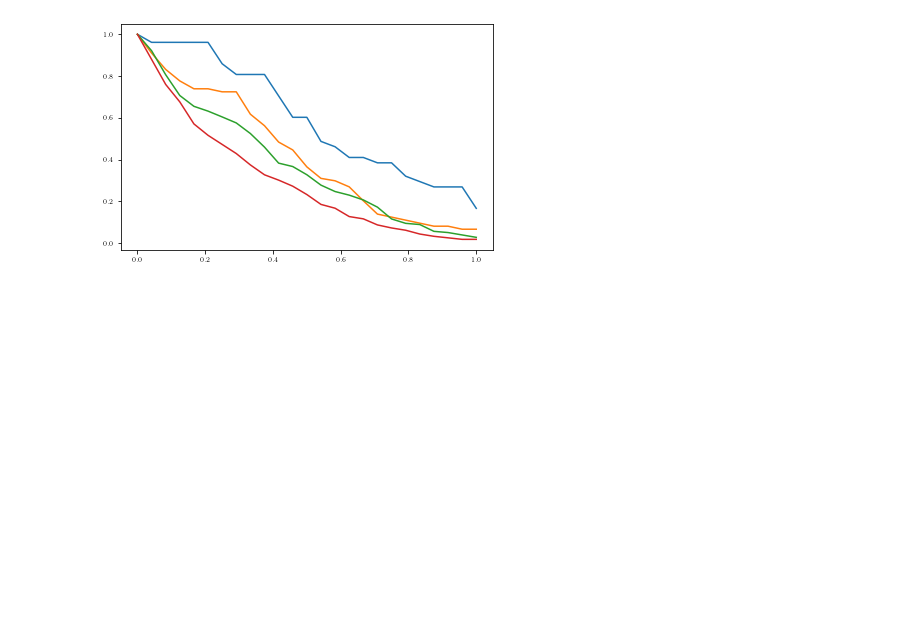
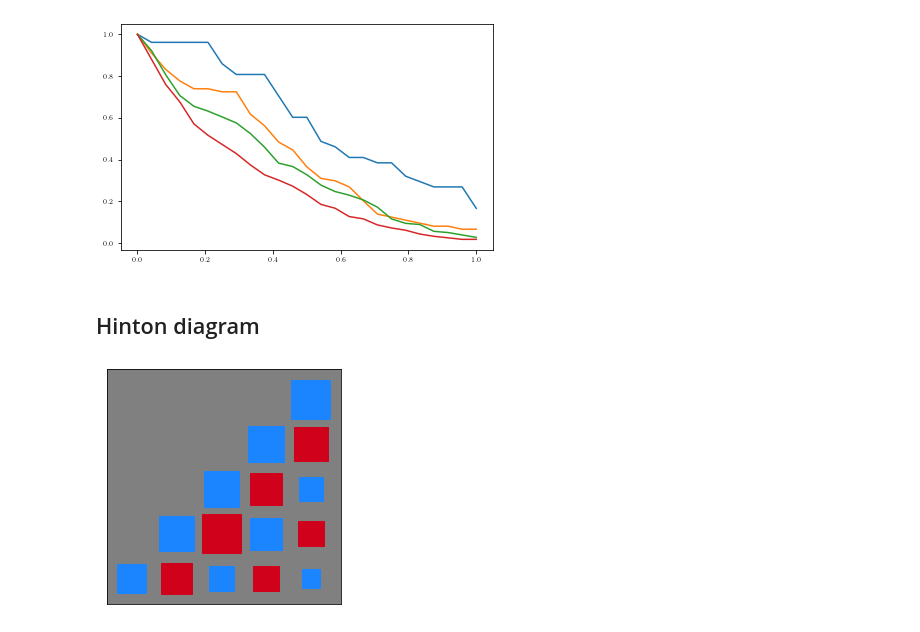
Before and after one commit to rpatrik96/nl-causal-representations, a Jupyter notebook: notebooks/synth_plots.ipynb, the cells around one changed output. Cells and saved outputs as stored; diff of their text form; code cells hidden in the pictures; blank space fills up the shorter version.

Commit message:
hinton diagram demo

```diff
--- a/notebooks/synth_plots.ipynb
+++ b/notebooks/synth_plots.ipynb
@@ -312,3 +313,38 @@ plt.plot(thresholds.T, recalls_lin.T)
  <matplotlib.lines.Line2D at 0x...>,
  <matplotlib.lines.Line2D at 0x...>]
 [figure]
+# %% [markdown]
+## Hinton diagram
+# %%
+# Source: https://matplotlib.org/3.1.1/gallery/specialty_plots/hinton_demo.html
+
+def hinton(matrix, max_weight=None, ax=None):
+    """Draw Hinton diagram for visualizing a weight matrix."""
+    ax = ax if ax is not None else plt.gca()
+
+    if not max_weight:
+        max_weight = 2 ** np.ceil(np.log(np.abs(matrix).max()) / np.log(2))
+
+
+    ax.patch.set_facecolor('gray')
+    ax.set_aspect('equal', 'box')
+    ax.xaxis.set_major_locator(plt.NullLocator())
+    ax.yaxis.set_major_locator(plt.NullLocator())
+
+    for (x, y), w in np.ndenumerate(matrix):
+        color = BLUE if w > 0 else RED
+        size = np.sqrt(np.abs(w) / max_weight)
+        rect = plt.Rectangle([x - size / 2, y - size / 2], size, size,
+                             facecolor=color, edgecolor=color)
+        ax.add_patch(rect)
+
+    ax.autoscale_view()
+# %%
+idx = 3
+j_est = est_unmix_jacobians5d[idx]
+j_gt = true_unmix_jacobians5d[idx]
+j_est_corr = correct_ica_scale_permutation(torch.from_numpy(j_est),torch.from_numpy(j_gt)).numpy()
+# %%
+hinton(j_gt)
+# %% [output]
+[figure, added]
```
Also changed, not shown: parts of 4 cells of this notebook.
